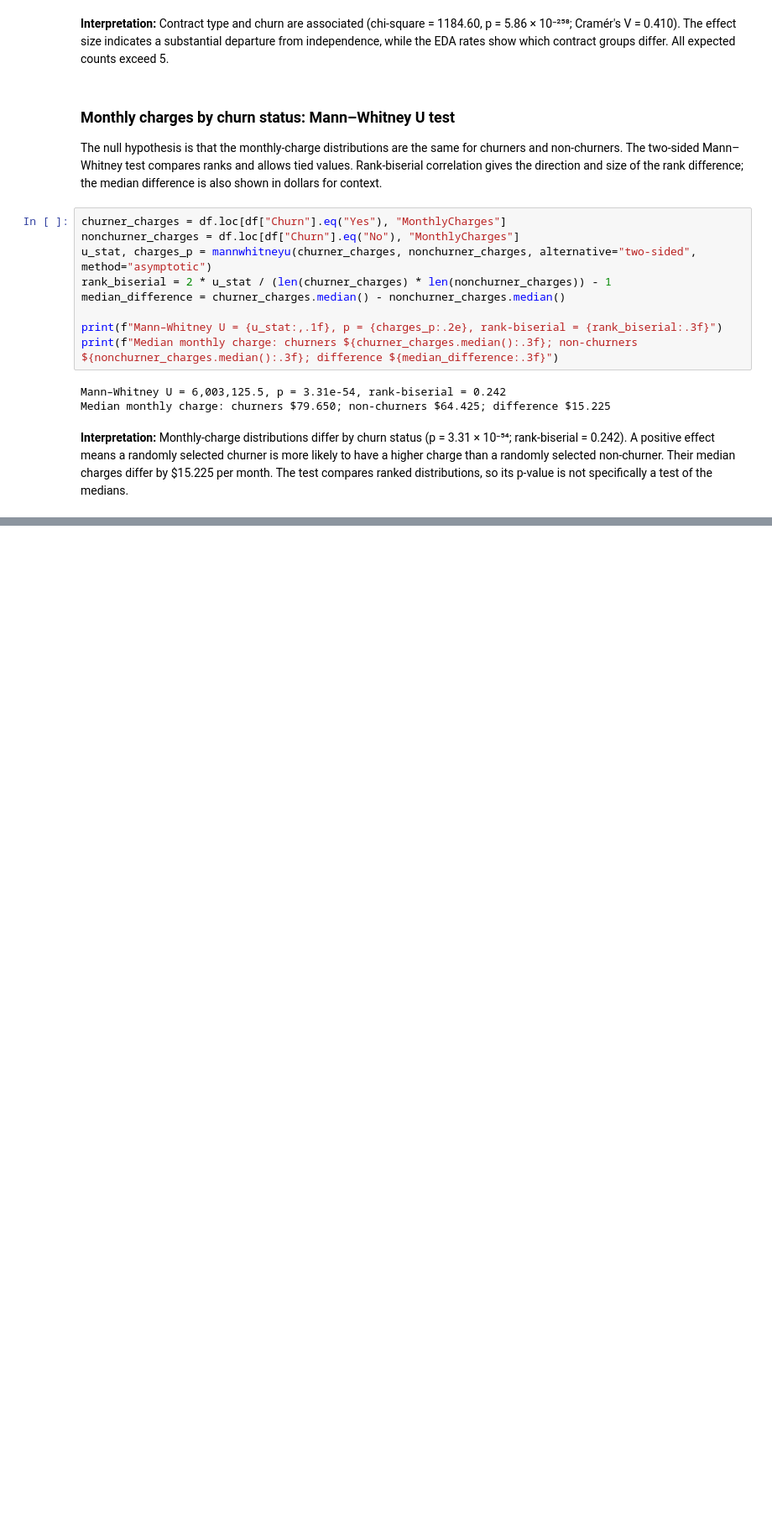
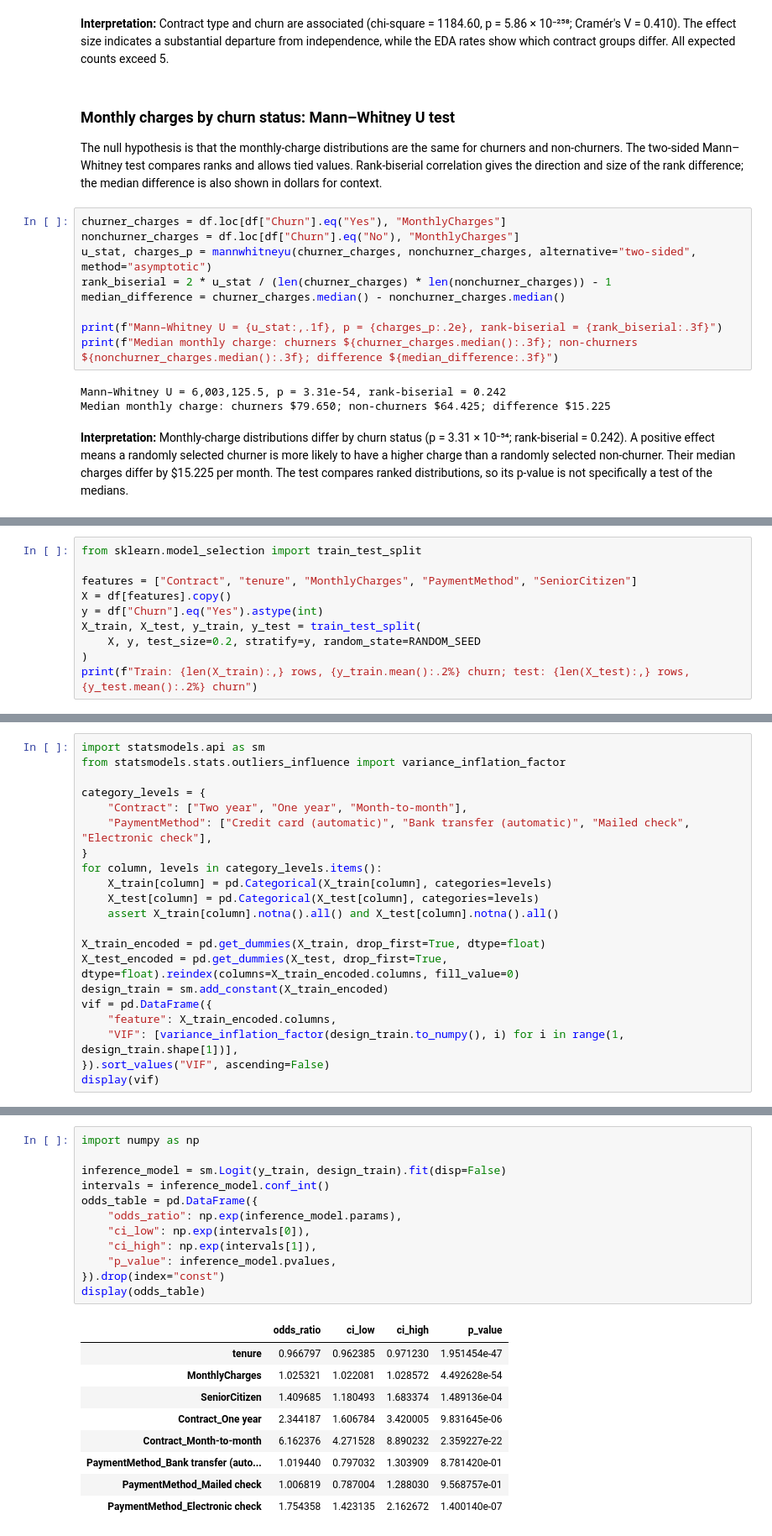
Before and after one commit to adhil-51006/telco-churn-analysis, a Jupyter notebook: churn_analysis.ipynb, the cells around one changed output, grey strips where cells are left out. Shown at 84% size. Cells and saved outputs as stored; diff of their text form; blank space fills up the shorter version.

Commit message:
Step 4: Fit and evaluate logistic churn model

```diff
--- a/churn_analysis.ipynb
+++ b/churn_analysis.ipynb
@@ -269,0 +274,10 @@ Median monthly charge: churners $79.650; non-churners $64.425; difference $15.22
+# %%
+from sklearn.model_selection import train_test_split
+
+features = ["Contract", "tenure", "MonthlyCharges", "PaymentMethod", "SeniorCitizen"]
+X = df[features].copy()
+y = df["Churn"].eq("Yes").astype(int)
+X_train, X_test, y_train, y_test = train_test_split(
+    X, y, test_size=0.2, stratify=y, random_state=RANDOM_SEED
+)
+print(f"Train: {len(X_train):,} rows, {y_train.mean():.2%} churn; test: {len(X_test):,} rows, {y_test.mean():.2%} churn")
@@ -269,0 +290,21 @@ Median monthly charge: churners $79.650; non-churners $64.425; difference $15.22
+# %%
+import statsmodels.api as sm
+from statsmodels.stats.outliers_influence import variance_inflation_factor
+
+category_levels = {
+    "Contract": ["Two year", "One year", "Month-to-month"],
+    "PaymentMethod": ["Credit card (automatic)", "Bank transfer (automatic)", "Mailed check", "Electronic check"],
+}
+for column, levels in category_levels.items():
+    X_train[column] = pd.Categorical(X_train[column], categories=levels)
+    X_test[column] = pd.Categorical(X_test[column], categories=levels)
+    assert X_train[column].notna().all() and X_test[column].notna().all()
+
+X_train_encoded = pd.get_dummies(X_train, drop_first=True, dtype=float)
+X_test_encoded = pd.get_dummies(X_test, drop_first=True, dtype=float).reindex(columns=X_train_encoded.columns, fill_value=0)
+design_train = sm.add_constant(X_train_encoded)
+vif = pd.DataFrame({
+    "feature": X_train_encoded.columns,
+    "VIF": [variance_inflation_factor(design_train.to_numpy(), i) for i in range(1, design_train.shape[1])],
+}).sort_values("VIF", ascending=False)
+display(vif)
@@ -269,0 +325,22 @@ Median monthly charge: churners $79.650; non-churners $64.425; difference $15.22
+# %%
+import numpy as np
+
+inference_model = sm.Logit(y_train, design_train).fit(disp=False)
+intervals = inference_model.conf_int()
+odds_table = pd.DataFrame({
+    "odds_ratio": np.exp(inference_model.params),
+    "ci_low": np.exp(intervals[0]),
+    "ci_high": np.exp(intervals[1]),
+    "p_value": inference_model.pvalues,
+}).drop(index="const")
+display(odds_table)
+# %% [output]
+|  | odds_ratio | ci_low | ci_high | p_value |
+| tenure | 0.966797 | 0.962385 | 0.971230 | 1.951454e-47 |
+| MonthlyCharges | 1.025321 | 1.022081 | 1.028572 | 4.492628e-54 |
+| SeniorCitizen | 1.409685 | 1.180493 | 1.683374 | 1.489136e-04 |
+| Contract_One year | 2.344187 | 1.606784 | 3.420005 | 9.831645e-06 |
+| Contract_Month-to-month | 6.162376 | 4.271528 | 8.890232 | 2.359227e-22 |
+| PaymentMethod_Bank transfer (auto... | 1.019440 | 0.797032 | 1.303909 | 8.781420e-01 |
+| PaymentMethod_Mailed check | 1.006819 | 0.787004 | 1.288030 | 9.568757e-01 |
+| PaymentMethod_Electronic check | 1.754358 | 1.423135 | 2.162672 | 1.400140e-07 |
```
Also changed, not shown: parts of 8 cells of this notebook.
